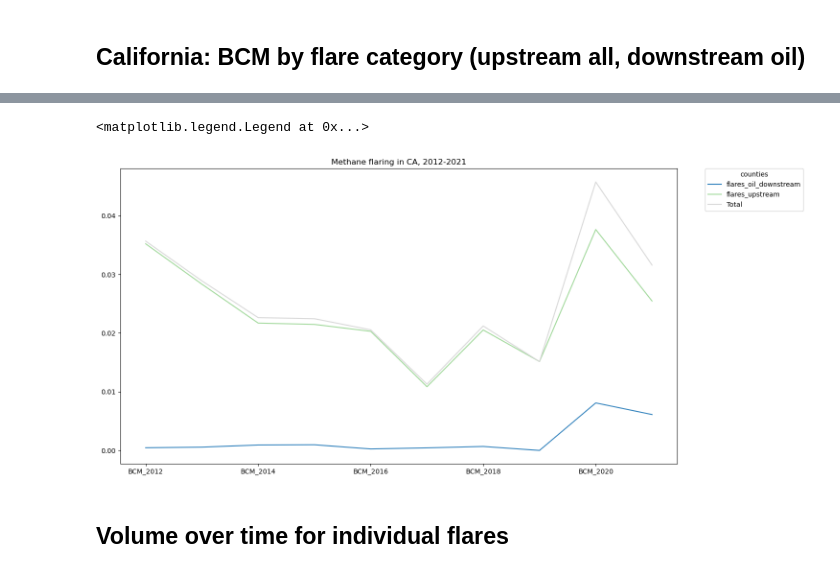
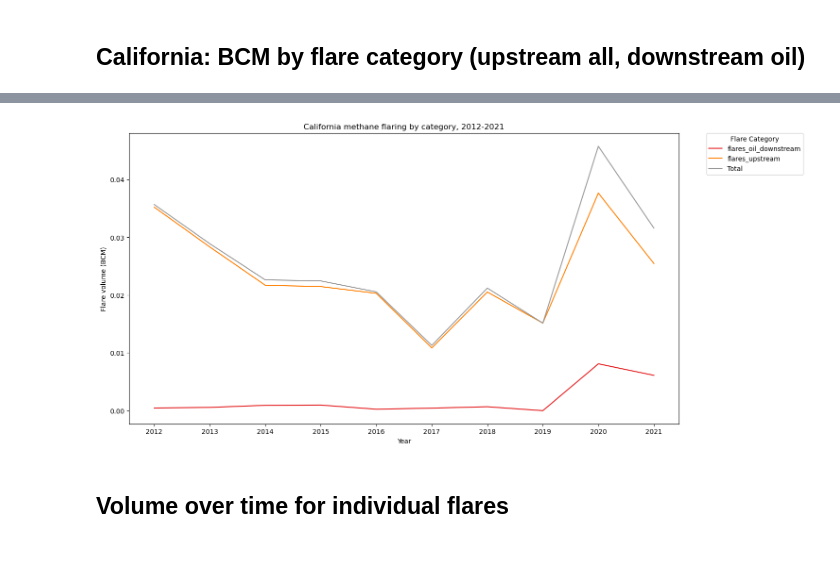
Before and after one commit to natebendermontana/capstone_rmi, a Jupyter notebook: flare_vol_by_year.ipynb, the cells around one changed output, grey strips where cells are left out. Drawn from its saved outputs; the diff is of its cells as text; code cells hidden in the pictures.

```diff
--- a/flare_vol_by_year.ipynb
+++ b/flare_vol_by_year.ipynb
@@ -171,12 +204,24 @@ stats
 # %%
 forplot = stats.drop(['Total_cat'], axis=1)
 forplot = forplot.transpose()
 
-plot = forplot.plot(kind = 'line', title = 'Methane flaring in CA, 2012-2021', colormap='tab20c', figsize = [15, 8])
-plot.legend(bbox_to_anchor=(1.05, 1), loc='upper left', borderaxespad=0, title='counties')
+#plot.savefig('flarevol_year_category.png', dpi=300, bbox_inches='tight')
+
+forplot = stats.drop(['Total_cat'], axis=1)
+forplot = forplot.transpose()
+
+fig, ax = plt.subplots(figsize=(15, 8))
+plot = forplot.plot(kind='line', ax=ax, title='California methane flaring by category, 2012-2021', colormap='Set1')
+
+ax.set_ylabel('Flare volume (BCM)')
+ax.set_xlabel('Year')
+ax.set_xticks(range(len(col_list)))
+ax.set_xticklabels([col.split('_')[1] for col in col_list])  # extract the year values from the col names
+legend = plot.legend(bbox_to_anchor=(1.05, 1), loc='upper left', borderaxespad=0, title='Flare Category')
+
+plt.savefig('flarevol_year_category.png', dpi=300, bbox_inches='tight')
 # %% [output]
-<matplotlib.legend.Legend at 0x...>
-[figure, old version]
+[figure, new version]
 # %% [markdown]
 ## Volume over time for individual flares
 # %%
```
Also changed, not shown: parts of 26 cells of this notebook, 11 other files.
